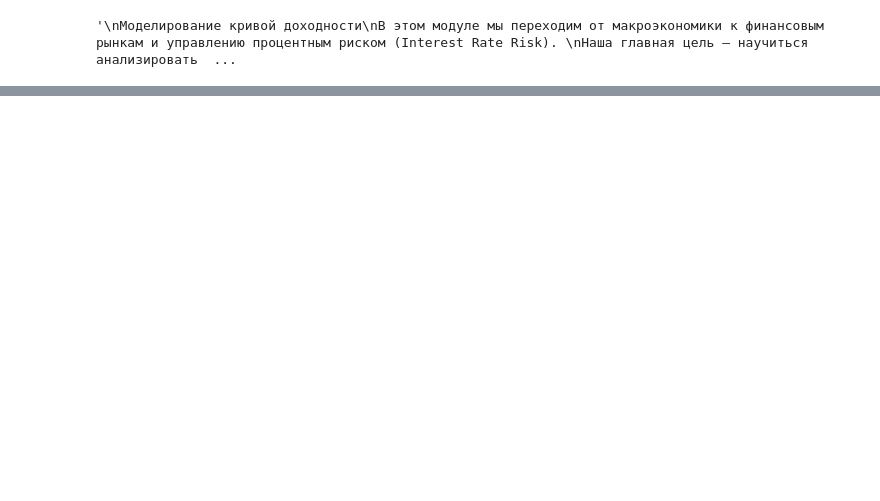
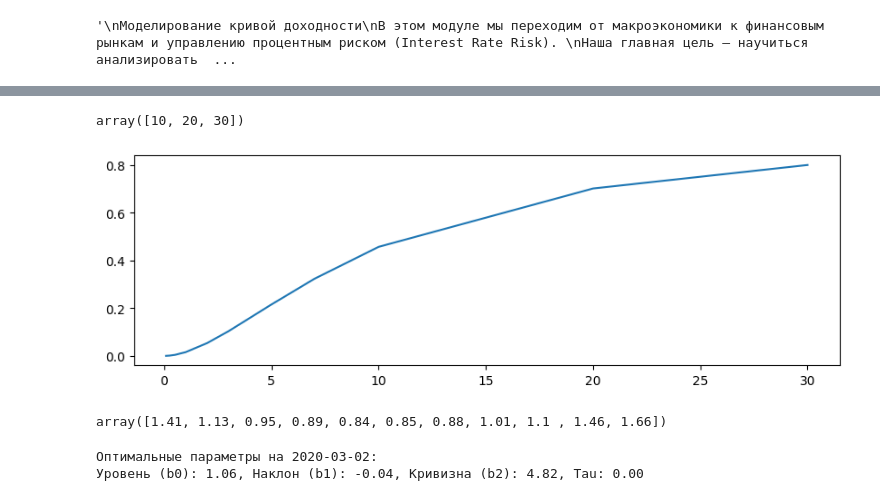
Before and after one commit to SemVan/BankingCourse, a Jupyter notebook: Seminar2.ipynb, the cells around one changed output, grey strips where cells are left out. Drawn from its saved outputs; the diff is of its cells as text; code cells hidden in the pictures; blank space fills up the shorter version.

```diff
--- a/Seminar2.ipynb
+++ b/Seminar2.ipynb
@@ -70,3 +78,35 @@ plt.show()
+# %%
+a = np.array([1,2,3])
+a*10
+# %% [output]
+array([10, 20, 30])
+# %%
+import numpy as np
+
+
+def nelson_siegel(m, beta0, beta1, beta2, tau):
+    # <ВАШ_КОД: реализуйте компоненты формулы>
+    term1 = (1 - np.exp(-m/tau)) / (m/tau)
+    term2 = ((1 - np.exp(-m/tau)) / (m/tau)) - np.exp(-m/tau)
+    return beta0 + beta1 * term1 + beta2 * term2
+
+x = np.array(maturities)
+beta0 = 1
+beta1 = -1
+beta2 = -1
+tau = 3
+y = nelson_siegel(x, beta0, beta1, beta2, tau)
+plt.figure(figsize=(10, 3))
+plt.plot(x, y)
+plt.show()
+# %% [output]
+[figure, added]
+# %%
+test_date = '2020-03-02'
+yields_today = df_yields.loc[test_date].values
+yields_today
+# %% [output]
+array([1.41, 1.13, 0.95, 0.89, 0.84, 0.85, 0.88, 1.01, 1.1 , 1.46, 1.66])
 # %%
 from scipy.optimize import curve_fit
 
@@ -76,8 +116,8 @@ from scipy.optimize import curve_fit
 # где m - maturity (срок), tau - параметр затухания, beta0, beta1, beta2 - веса.
 def nelson_siegel(m, beta0, beta1, beta2, tau):
     # <ВАШ_КОД: реализуйте компоненты формулы>
-    term1 = # <ВАШ_КОД>
-    term2 = # <ВАШ_КОД>
+    term1 = (1 - np.exp(-m/tau)) / (m/tau)
+    term2 = ((1 - np.exp(-m/tau)) / (m/tau)) - np.exp(-m/tau)
     return beta0 + beta1 * term1 + beta2 * term2
 
 # Выберем случайный день для калибровки (например, начало ковидного кризиса)
@@ -87,24 +127,27 @@ yields_today = df_yields.loc[test_date].values
 # TODO 2.2: Используйте функцию curve_fit из scipy для поиска оптимальных параметров (beta0, beta1, beta2, tau).
 # Передайте ей вашу функцию nelson_siegel, массив сроков maturities и фактические доходности yields_today.
 # Функция вернет массив оптимальных параметров (popt).
-popt, _ = # <ВАШ_КОД>
+popt, _ = curve_fit(nelson_siegel, maturities, yields_today)
 
 print(f"Оптимальные параметры на {test_date}:")
 print(f"Уровень (b0): {popt[0]:.2f}, Наклон (b1): {popt[1]:.2f}, Кривизна (b2): {popt[2]:.2f}, Tau: {popt[3]:.2f}")
 
 # TODO 2.3: Рассчитайте теоретическую кривую (модельную) с помощью найденных параметров.
 # Для этого вызовите nelson_siegel и передайте туда maturities и распакованные параметры *popt.
-yields_modeled = # <ВАШ_КОД>
+# yields_modeled = # <ВАШ_КОД>
 
-plt.figure(figsize=(8, 5))
-plt.plot(maturities, yields_today, 'ro', label='Фактические ставки')
-plt.plot(maturities, yields_modeled, 'b-', label='Nelson-Siegel Model')
-plt.title(f'Калибровка кривой на {test_date}')
-plt.xlabel('Срок до погашения (Годы)')
-plt.ylabel('Доходность, %')
-plt.legend()
-plt.grid(True)
-plt.show()
+# plt.figure(figsize=(8, 5))
+# plt.plot(maturities, yields_today, 'ro', label='Фактические ставки')
+# plt.plot(maturities, yields_modeled, 'b-', label='Nelson-Siegel Model')
+# plt.title(f'Калибровка кривой на {test_date}')
+# plt.xlabel('Срок до погашения (Годы)')
+# plt.ylabel('Доходность, %')
+# plt.legend()
+# plt.grid(True)
+# plt.show()
+# %% [output]
+Оптимальные параметры на 2020-03-02:
+Уровень (b0): 1.06, Наклон (b1): -0.04, Кривизна (b2): 4.82, Tau: 0.00
 # %%
 from sklearn.decomposition import PCA
 from sklearn.preprocessing import StandardScaler
```
Also changed, not shown: parts of 3 cells of this notebook, 1 other file.
